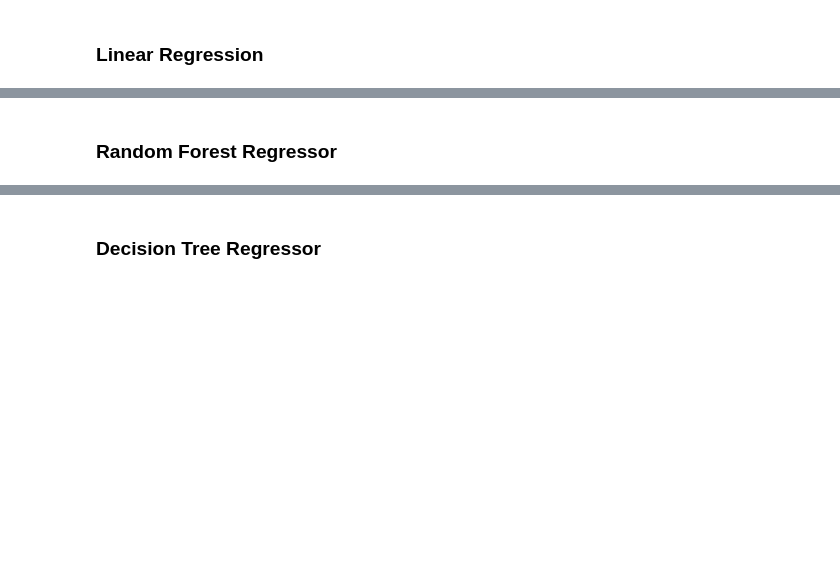
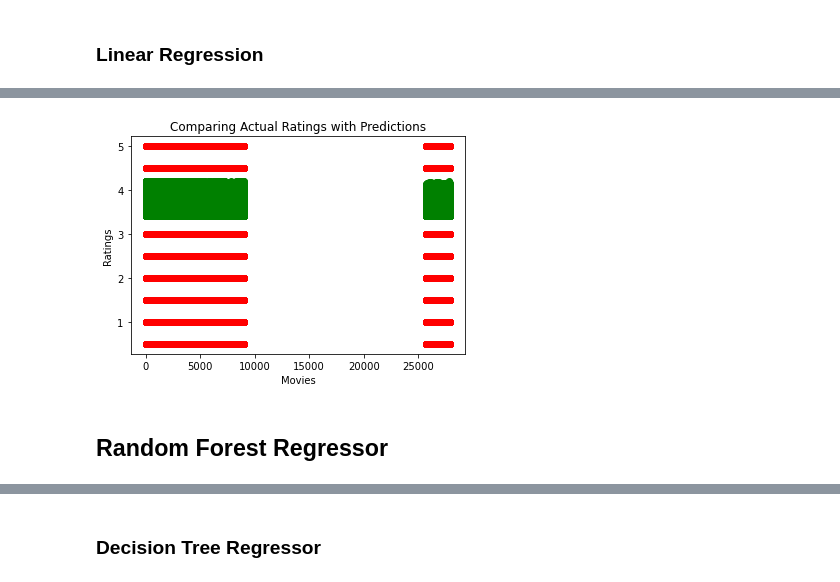
Before and after one commit to HelyxM/Final-Project, a Jupyter notebook: movies_ML_Analysis.ipynb, the cells around one changed output, grey strips where cells are left out. Saved outputs shown, nothing was run; the diff lists cells and outputs as text; code cells hidden in the pictures; blank space fills up the shorter version.

```diff
--- a/movies_ML_Analysis.ipynb
+++ b/movies_ML_Analysis.ipynb
@@ -315,7 +330,7 @@ movies_newdf.columns
 # %%
 # remove userid, movieID columns
-y = movies_newdf[['rating']]
-X = movies_newdf.drop(['user_id','movie_id','mg_id','rating','name','genre_name'], axis =1)
+y = movies_ratings_df[['rating']]
+X = movies_ratings_df.drop(['user_id','movie_id','mg_id','rating','name','genre_name'], axis =1)
 
 
 # X = movies_df.drop(['userId','movieId'], axis =1)
@@ -349,7 +386,12 @@ X_test_scaled = X_scaler.transform(X_test)
 # %%
 import numpy as np
 from sklearn.linear_model import LinearRegression
+from sklearn.metrics import mean_squared_error, r2_score
+import matplotlib.pyplot as plt
 
+# Create linear regression object
 lr = LinearRegression()
-# lr.fit(X, y)
-lr.fit(X_train_scaled,y_train)
+
+# Train the model using the training sets
+# lr.fit(X_train_scaled,y_train)
+lr.fit(X_train,y_train)
@@ -373,0 +414,16 @@ lr.score(X_test_scaled, lr_predictions)
+# %%
+# Make predictions using the testing set
+y_pred = lr.predict(X_test)
+
+# The coefficients
+print("Coefficients: \n", lr.coef_)
+# print  y-intercept
+print("y-intercept ", lr.intercept_)
+
+# The mean squared error
+print("Mean squared error: %.2f" % mean_squared_error(y_test, y_pred))
+
+# The coefficient of determination: 1 is perfect prediction
+print("Coefficient of determination: %.2f" % r2_score(y_test, y_pred))
+
+print("R squared score", lr.score(X_test, y_pred))
@@ -397,5 +492,5 @@ movie_lr_test.columns
 # movie_lr_pred
 
 # join predictions with dataframe
-movie_lr_test["lr_predictions"] = lr_predictions
+movie_lr_test["predictions"] = y_pred
 movie_lr_test.head()
@@ -404,16 +504,18 @@ movie_lr_test.head()
 # %%
 # this plot is not necessary
 # # scatter plot to plot the actual observations, with x_train on the x-axis and y_train on the y-axis
 import matplotlib.pyplot as plt
 
 
 
 # plt.scatter(movie_lr_test['name'], y_test, color = "red")
 # plt.scatter(movie_lr_test['name'], predictions, color = "green")
-plt.scatter(movie_lr_test['movieId'], movie_lr_test['rating_y'], color = "red")
-plt.scatter(movie_lr_test['movieId'], movie_lr_test['lr_predictions'], color = "green")
+plt.scatter(movie_lr_test['movie_id'], movie_lr_test['rating_y'], color = "red")
+plt.scatter(movie_lr_test['movie_id'], movie_lr_test['predictions'], color = "green")
 
 plt.title("Comparing Actual Ratings with Predictions")
 plt.xlabel("Movies")
 plt.ylabel("Ratings")
 plt.show()
+# %% [output]
+[figure, added]
@@ -420,5 +536,5 @@ plt.show()
 # %% [markdown]
-### Random Forest Regressor
+## Random Forest Regressor
 # %%
 # Initial imports.
 import numpy as np
```
Also changed, not shown: parts of 73 cells of this notebook.
